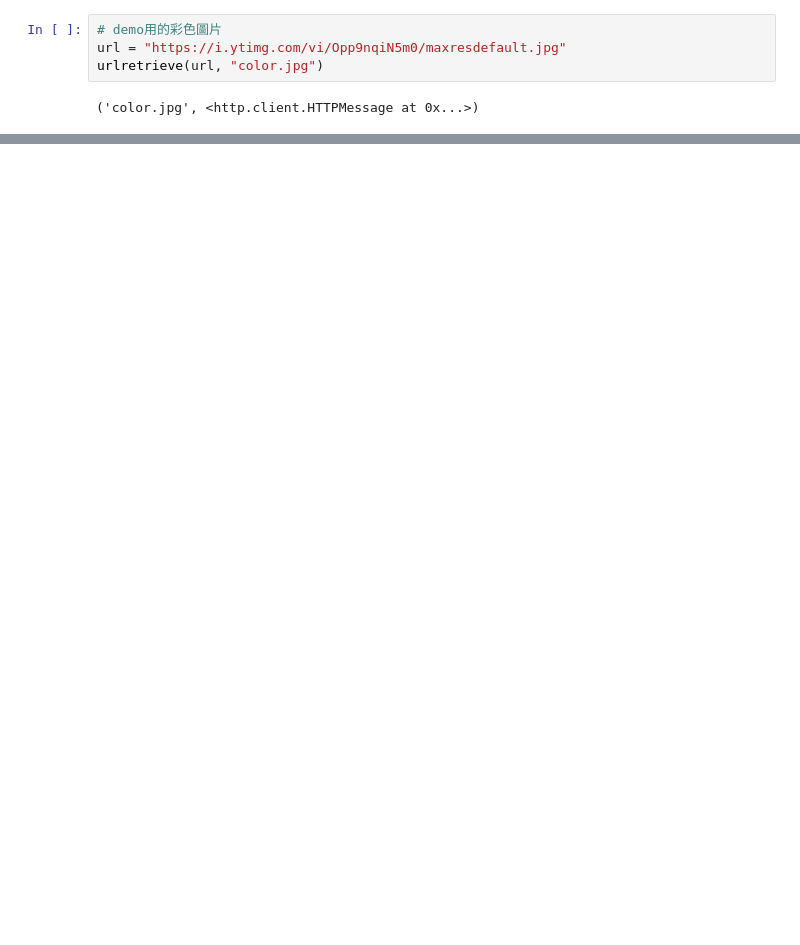
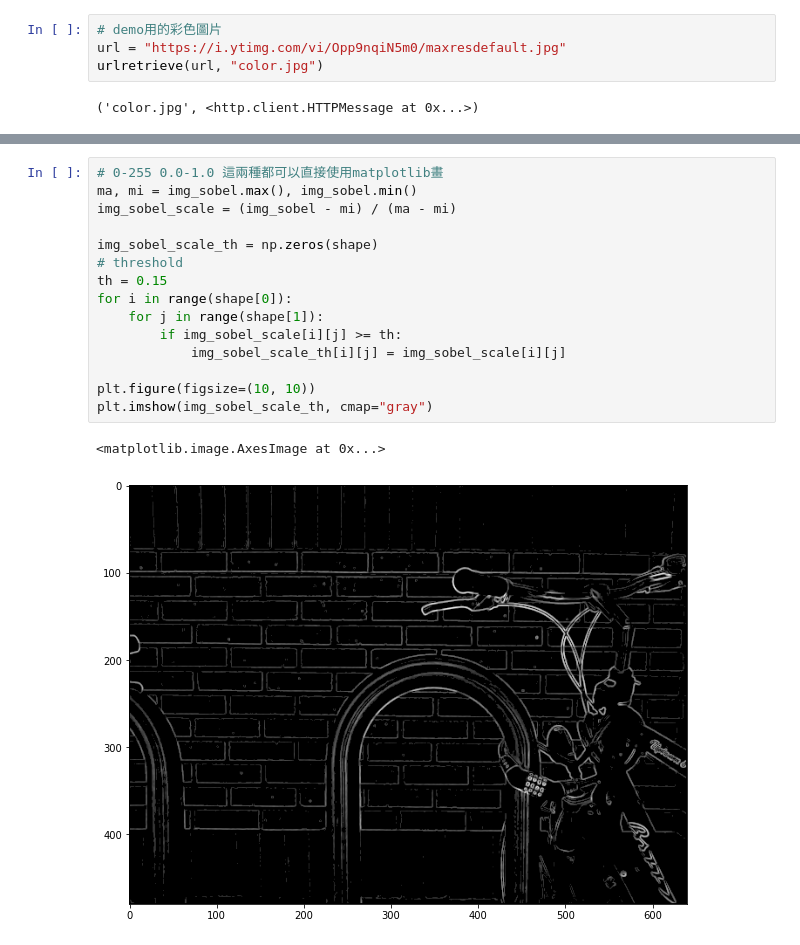
Before and after one commit to Elwing-Chou/tibaml1017, a Jupyter notebook: sobel.ipynb, the cells around one changed output, grey strips where cells are left out. Drawn from its saved outputs; the diff is of its cells as text; blank space fills up the shorter version.

```diff
--- a/sobel.ipynb
+++ b/sobel.ipynb
@@ -158,0 +147,18 @@ plt.imshow(img_sobel_scale, cmap="gray")
+# %%
+# 0-255 0.0-1.0 這兩種都可以直接使用matplotlib畫
+ma, mi = img_sobel.max(), img_sobel.min()
+img_sobel_scale = (img_sobel - mi) / (ma - mi)
+
+img_sobel_scale_th = np.zeros(shape)
+# threshold
+th = 0.15
+for i in range(shape[0]):
+    for j in range(shape[1]):
+        if img_sobel_scale[i][j] >= th:
+            img_sobel_scale_th[i][j] = img_sobel_scale[i][j]
+
+plt.figure(figsize=(10, 10))
+plt.imshow(img_sobel_scale_th, cmap="gray")
+# %% [output]
+<matplotlib.image.AxesImage at 0x...>
+[figure, added]
```
Also changed, not shown: parts of 8 cells of this notebook.
